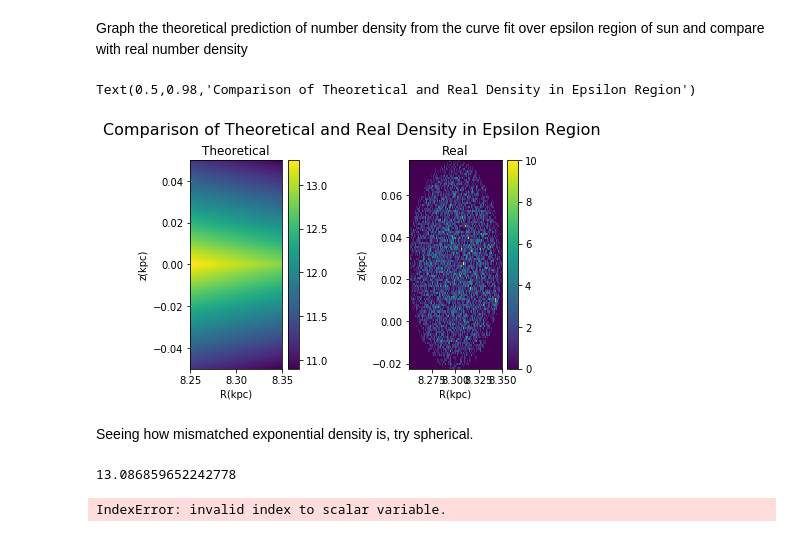
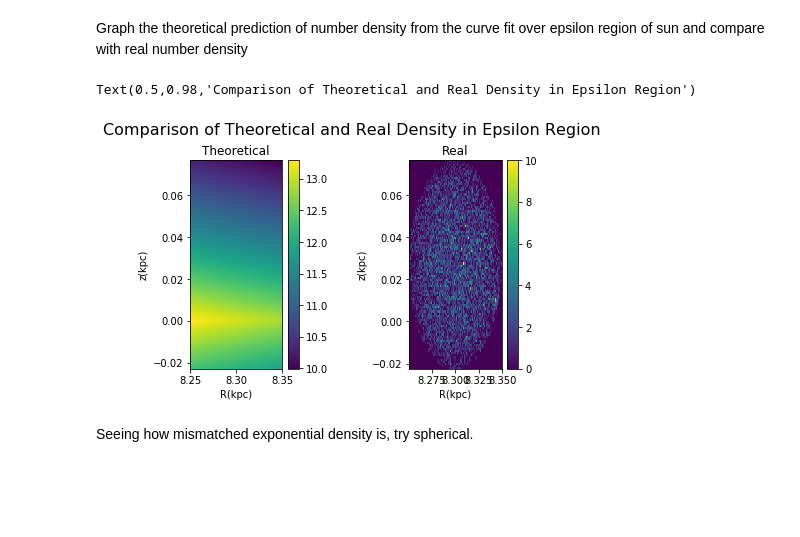
Before and after one commit to mwbub/Gaia-I3, a Jupyter notebook: Code/mock_data/sampling/selection function.ipynb, the cells around one changed output. Cells and saved outputs as stored; diff of their text form; code cells hidden in the pictures; blank space fills up the shorter version.

```diff
--- a/Code/mock_data/sampling/selection function.ipynb
+++ b/Code/mock_data/sampling/selection function.ipynb
@@ -44,7 +44,7 @@ z_close = cyl_close[:, 3]
 # %% [markdown]
 Plot 2d histogram of gaia catalogue
 # %%
-histogram, xedges, yedges, graph = plt.hist2d(R, z, bins = (bin_R, bin_z), range = [[R_min, R_max],[z_min, z_max]])
+histogram_gaia, xedges, yedges, graph = plt.hist2d(R, z, bins = (bin_R, bin_z), range = [[R_min, R_max],[z_min, z_max]])
 plt.colorbar()
 plt.xlabel('R(kpc)')
 plt.ylabel('z(kpc)')
@@ -62,7 +62,7 @@ def n_gaia(Rz):
     z_index = ((z-z_min)/z_pixel).astype(int)
     result = []
     for i in range(np.size(R_index)):
-        result.append(histogram[R_index[i]][z_index[i]])
+        result.append(histogram_gaia[R_index[i]][z_index[i]])
     return np.array(result)
 # %% [markdown]
 Define the true number density function; scale length in unit of kpc
@@ -123,33 +108,25 @@ Graph the theoretical prediction of number density from the curve fit over epsil
 # %%
 plt.figure(1)
 plt.subplot(121)
 R_linspace = np.linspace(8.3 - epsilon, 8.3+epsilon, 100)
-z_linspace = np.linspace(- epsilon, epsilon, 100)
+z_linspace = np.linspace(0.027 - epsilon, 0.027+epsilon, 100)
 Rv, zv = np.meshgrid(R_linspace, z_linspace)
 plt.pcolor(Rv, zv, n_optimized(Rv,zv))
 plt.colorbar()
 plt.xlabel('R(kpc)')
 plt.ylabel('z(kpc)')
 plt.title("Theoretical")
 
 plt.subplot(122)
 plt.hist2d(R_close, z_close, bins = 100)
 plt.colorbar()
 plt.xlabel('R(kpc)')
 plt.ylabel('z(kpc)')
 plt.title("Real")
 plt.subplots_adjust(wspace=0.9, top = 0.85)
 plt.suptitle('Comparison of Theoretical and Real Density in Epsilon Region', fontsize=16)
 # %% [output]
 Text(0.5,0.98,'Comparison of Theoretical and Real Density in Epsilon Region')
-[figure, old version]
+[figure, new version]
 # %% [markdown]
 Seeing how mismatched exponential density is, try spherical.
-# %%
-n_optimized(8.3,0.)
-# %% [output]
-13.086859652242778
-# %%
-n_gaia(np.array([8.3, 0.]))
-# %% [output]
-IndexError: invalid index to scalar variable.
```
Also changed, not shown: parts of 2 cells of this notebook.
